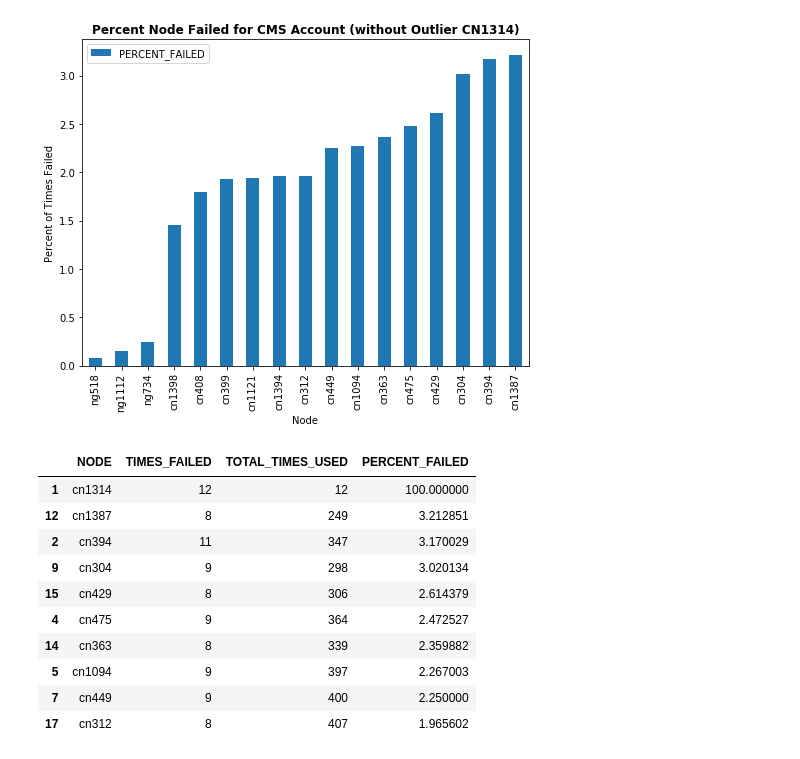
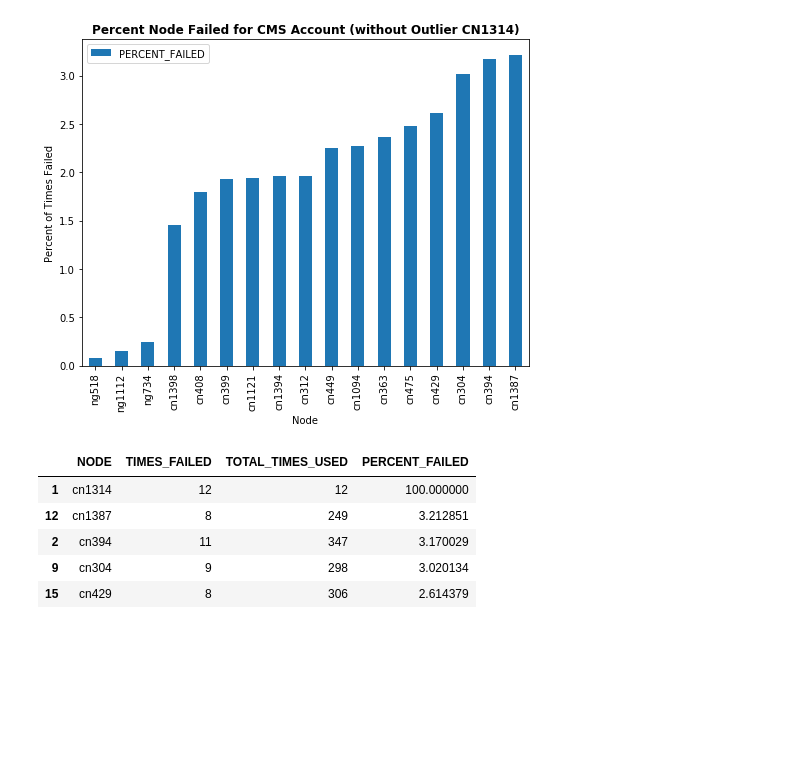
Before and after one commit to nss-data-science-cohort-4/dq2-accre-mst, a Jupyter notebook: notebooks/CMS Question.ipynb, the cells around one changed output. Cells and saved outputs as stored; diff of their text form; code cells hidden in the pictures; blank space fills up the shorter version.

```diff
--- a/notebooks/CMS Question.ipynb
+++ b/notebooks/CMS Question.ipynb
@@ -269,16 +214,11 @@ ax.set_ylabel('Percent of Times Failed')
 Text(0, 0.5, 'Percent of Times Failed')
 [figure]
 # %%
-CMS_nodes_df.sort_values('PERCENT_FAILED', ascending = False).head(10)
+CMS_nodes_df.sort_values('PERCENT_FAILED', ascending = False).head()
 # %% [output]
 |  | NODE | TIMES_FAILED | TOTAL_TIMES_USED | PERCENT_FAILED |
 | 1 | cn1314 | 12 | 12 | 100.000000 |
 | 12 | cn1387 | 8 | 249 | 3.212851 |
 | 2 | cn394 | 11 | 347 | 3.170029 |
 | 9 | cn304 | 9 | 298 | 3.020134 |
 | 15 | cn429 | 8 | 306 | 2.614379 |
-| 4 | cn475 | 9 | 364 | 2.472527 |
-| 14 | cn363 | 8 | 339 | 2.359882 |
-| 5 | cn1094 | 9 | 397 | 2.267003 |
-| 7 | cn449 | 9 | 400 | 2.250000 |
-| 17 | cn312 | 8 | 407 | 1.965602 |
```
Also changed, not shown: parts of 27 cells of this notebook.
